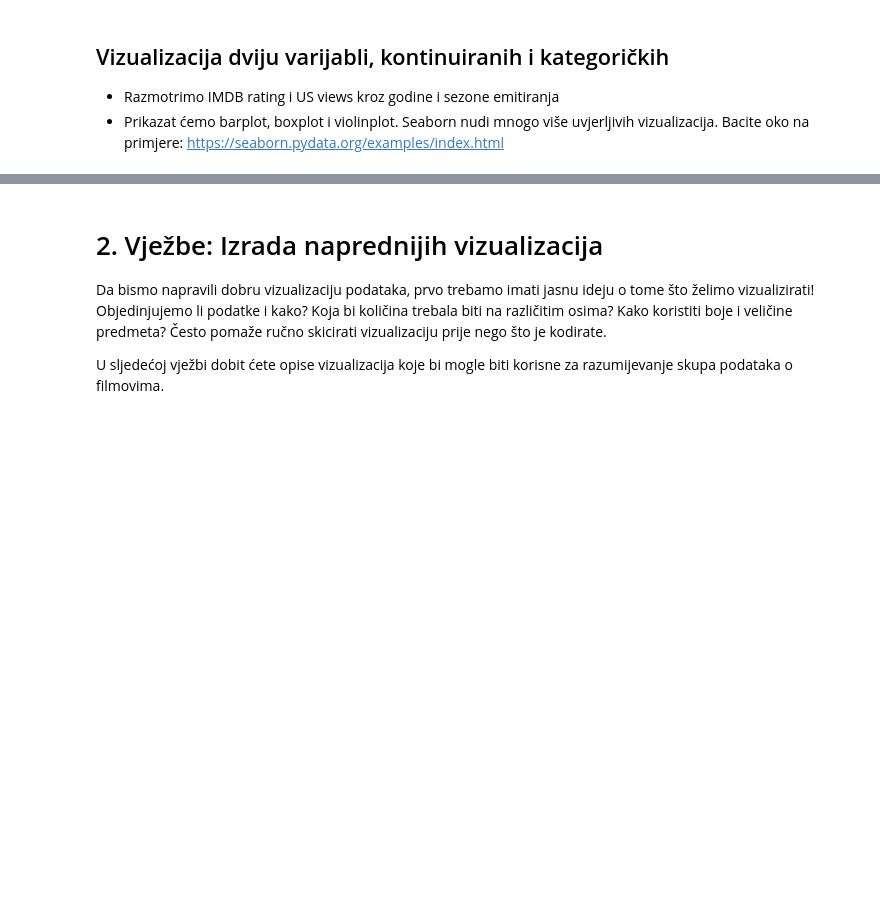
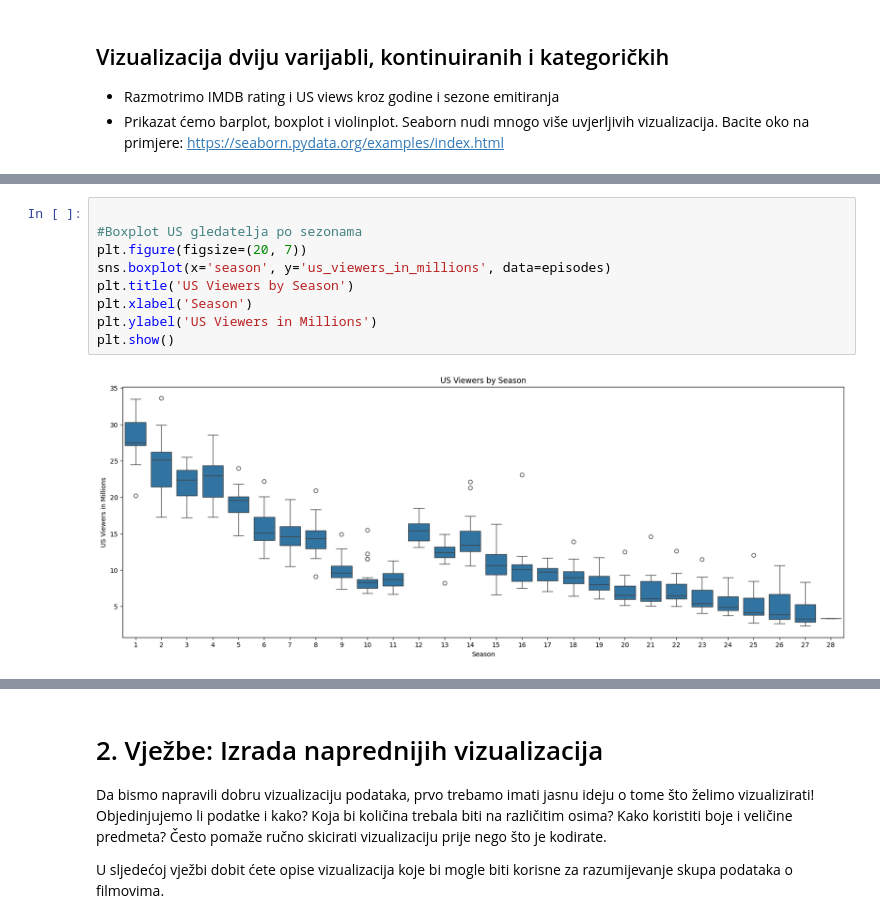
Before and after one commit to zobo24/Data_science_labs, a Jupyter notebook: lab_5/lab5.ipynb, the cells around one changed output, grey strips where cells are left out. Saved outputs shown, nothing was run; the diff lists cells and outputs as text; blank space fills up the shorter version.

```diff
--- a/lab_5/lab5.ipynb
+++ b/lab_5/lab5.ipynb
@@ -80,0 +155,11 @@ plt.figure(figsize=(20, 7))
+# %%
+
+#Boxplot US gledatelja po sezonama
+plt.figure(figsize=(20, 7))
+sns.boxplot(x='season', y='us_viewers_in_millions', data=episodes)
+plt.title('US Viewers by Season')
+plt.xlabel('Season')
+plt.ylabel('US Viewers in Millions')
+plt.show()
+# %% [output]
+[figure, added]
```
Also changed, not shown: parts of 12 cells of this notebook.
